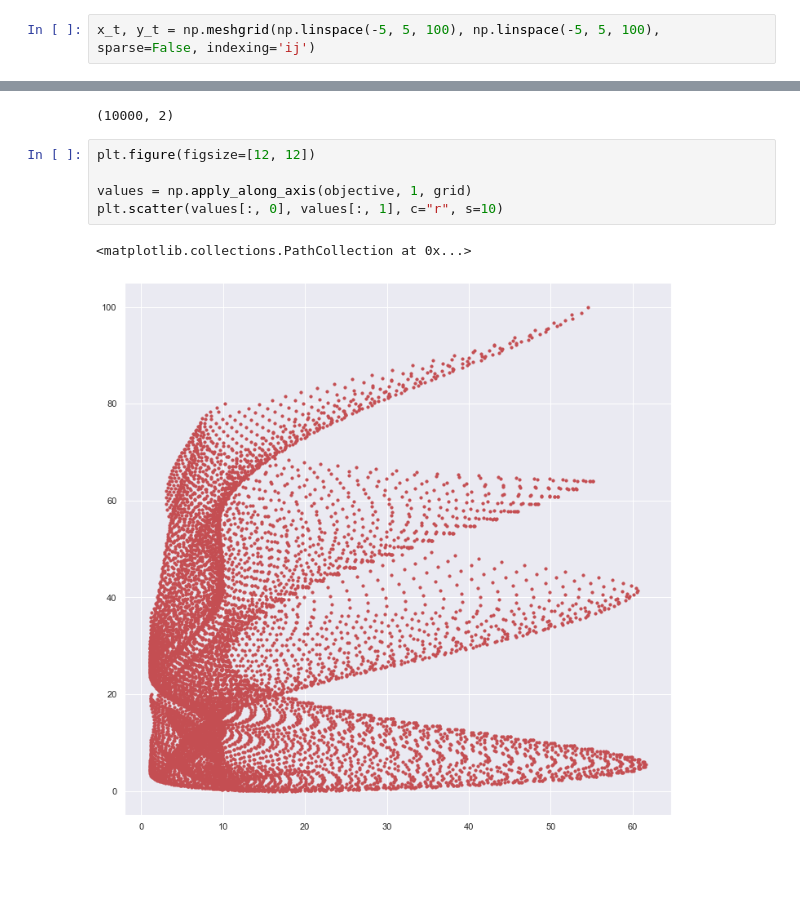
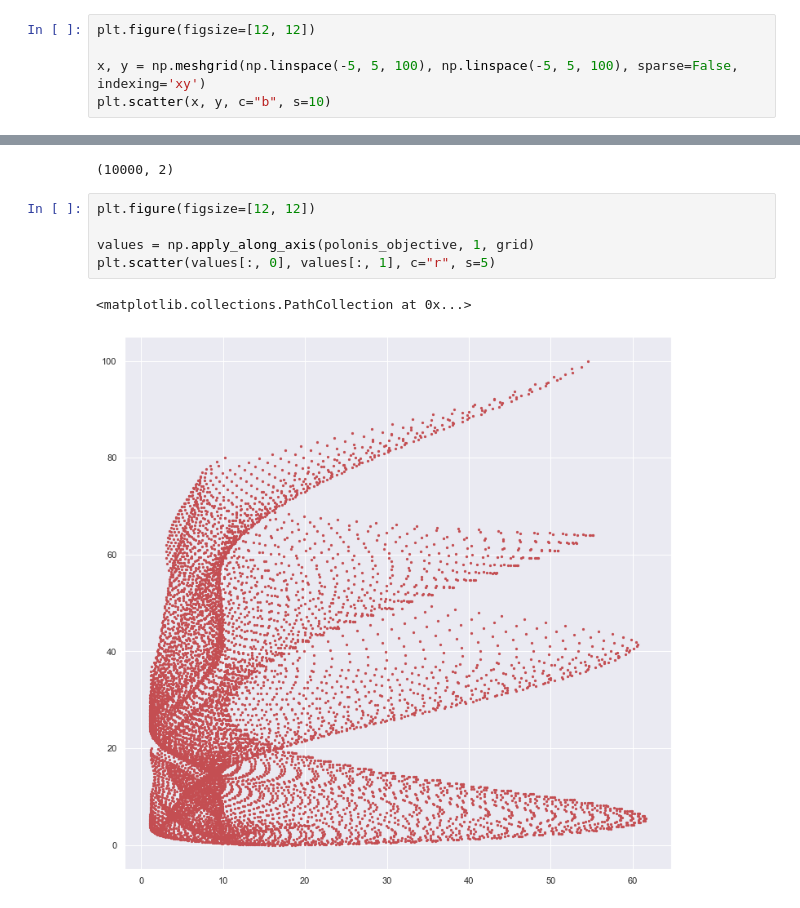
Before and after one commit to kzajac97/SPEA, a Jupyter notebook: SPEA/notebooks/poloni_run.ipynb, the cells around one changed output, grey strips where cells are left out. Drawn from its saved outputs; the diff is of its cells as text; blank space fills up the shorter version.

```diff
--- a/SPEA/notebooks/poloni_run.ipynb
+++ b/SPEA/notebooks/poloni_run.ipynb
@@ -43,2 +34,5 @@ def objective(array):
 # %%
-x_t, y_t = np.meshgrid(np.linspace(-5, 5, 100), np.linspace(-5, 5, 100), sparse=False, indexing='ij')
+plt.figure(figsize=[12, 12])
+
+x, y = np.meshgrid(np.linspace(-5, 5, 100), np.linspace(-5, 5, 100), sparse=False, indexing='xy')
+plt.scatter(x, y, c="b", s=10)
@@ -59,8 +49,8 @@ grid.shape
 # %%
 plt.figure(figsize=[12, 12])
 
-values = np.apply_along_axis(objective, 1, grid)
-plt.scatter(values[:, 0], values[:, 1], c="r", s=10)
+values = np.apply_along_axis(polonis_objective, 1, grid)
+plt.scatter(values[:, 0], values[:, 1], c="r", s=5)
 # %% [output]
 <matplotlib.collections.PathCollection at 0x...>
-[figure, old version]
+[figure, new version]
```
Also changed, not shown: parts of 13 cells of this notebook.
